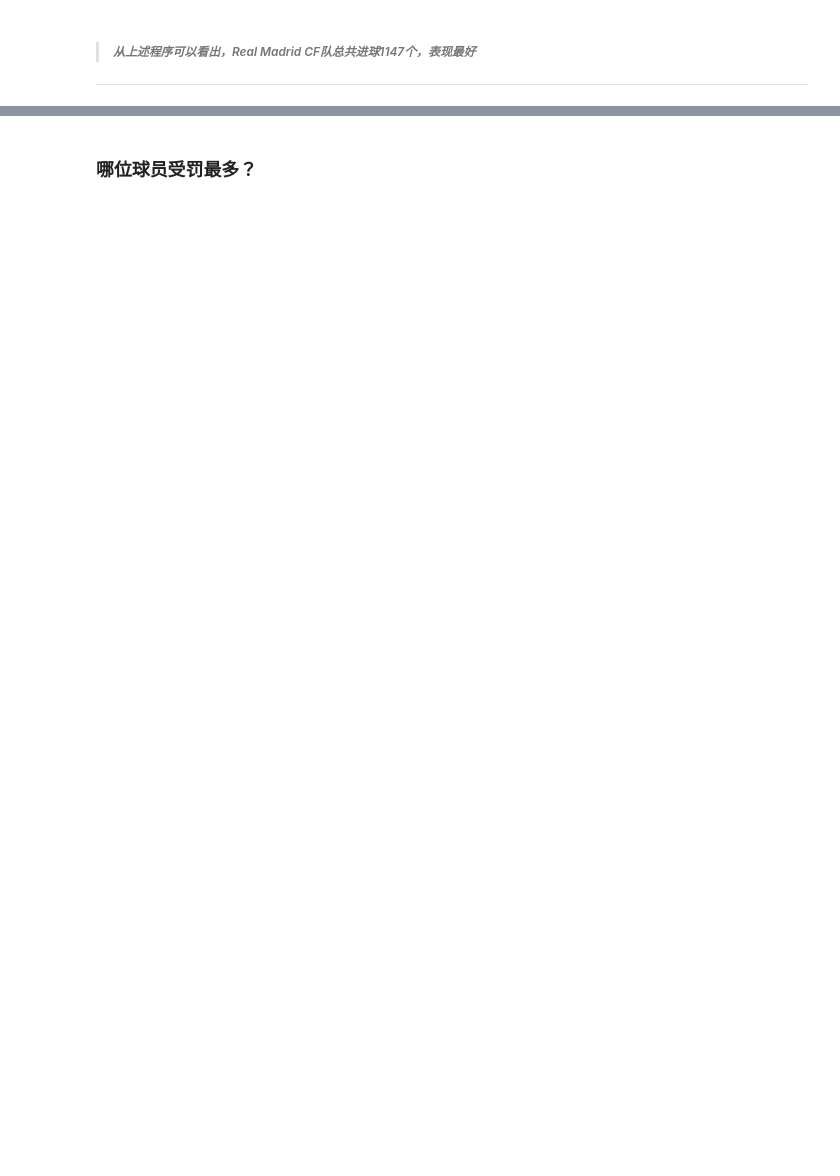
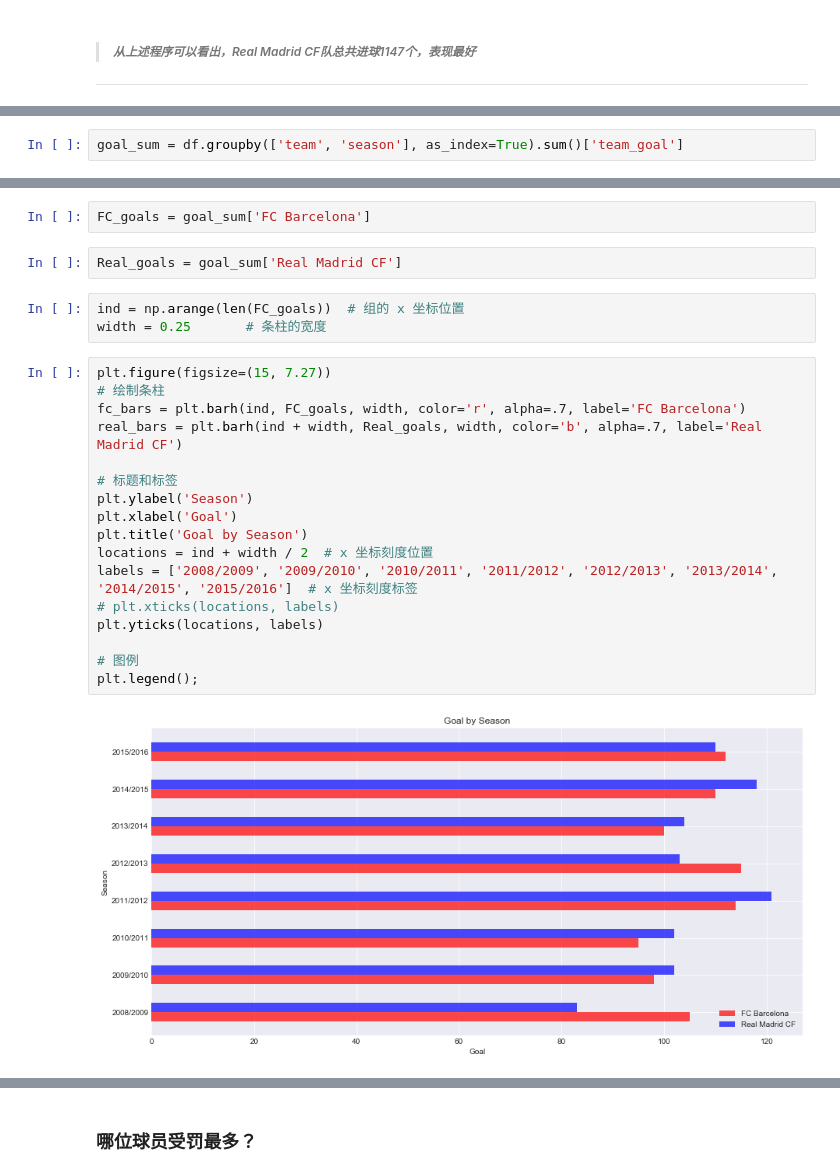
Before and after one commit to lixianyu/europe_soccer_investigate, a Jupyter notebook: europe_soccer.ipynb, the cells around one changed output, grey strips where cells are left out. Drawn from its saved outputs; the diff is of its cells as text; blank space fills up the shorter version.

```diff
--- a/europe_soccer.ipynb
+++ b/europe_soccer.ipynb
@@ -157,0 +302,2 @@ dtype: int64
+# %%
+goal_sum = df.groupby(['team', 'season'], as_index=True).sum()['team_goal']
@@ -157,0 +325,26 @@ dtype: int64
+# %%
+FC_goals = goal_sum['FC Barcelona']
+# %%
+Real_goals = goal_sum['Real Madrid CF']
+# %%
+ind = np.arange(len(FC_goals))  # 组的 x 坐标位置
+width = 0.25       # 条柱的宽度
+# %%
+plt.figure(figsize=(15, 7.27))
+# 绘制条柱
+fc_bars = plt.barh(ind, FC_goals, width, color='r', alpha=.7, label='FC Barcelona')
+real_bars = plt.barh(ind + width, Real_goals, width, color='b', alpha=.7, label='Real Madrid CF')
+
+# 标题和标签
+plt.ylabel('Season')
+plt.xlabel('Goal')
+plt.title('Goal by Season')
+locations = ind + width / 2  # x 坐标刻度位置
+labels = ['2008/2009', '2009/2010', '2010/2011', '2011/2012', '2012/2013', '2013/2014', '2014/2015', '2015/2016']  # x 坐标刻度标签
+# plt.xticks(locations, labels)
+plt.yticks(locations, labels)
+
+# 图例
+plt.legend();
+# %% [output]
+[figure, added]
```
Also changed, not shown: parts of 43 cells of this notebook, 1 other file.
